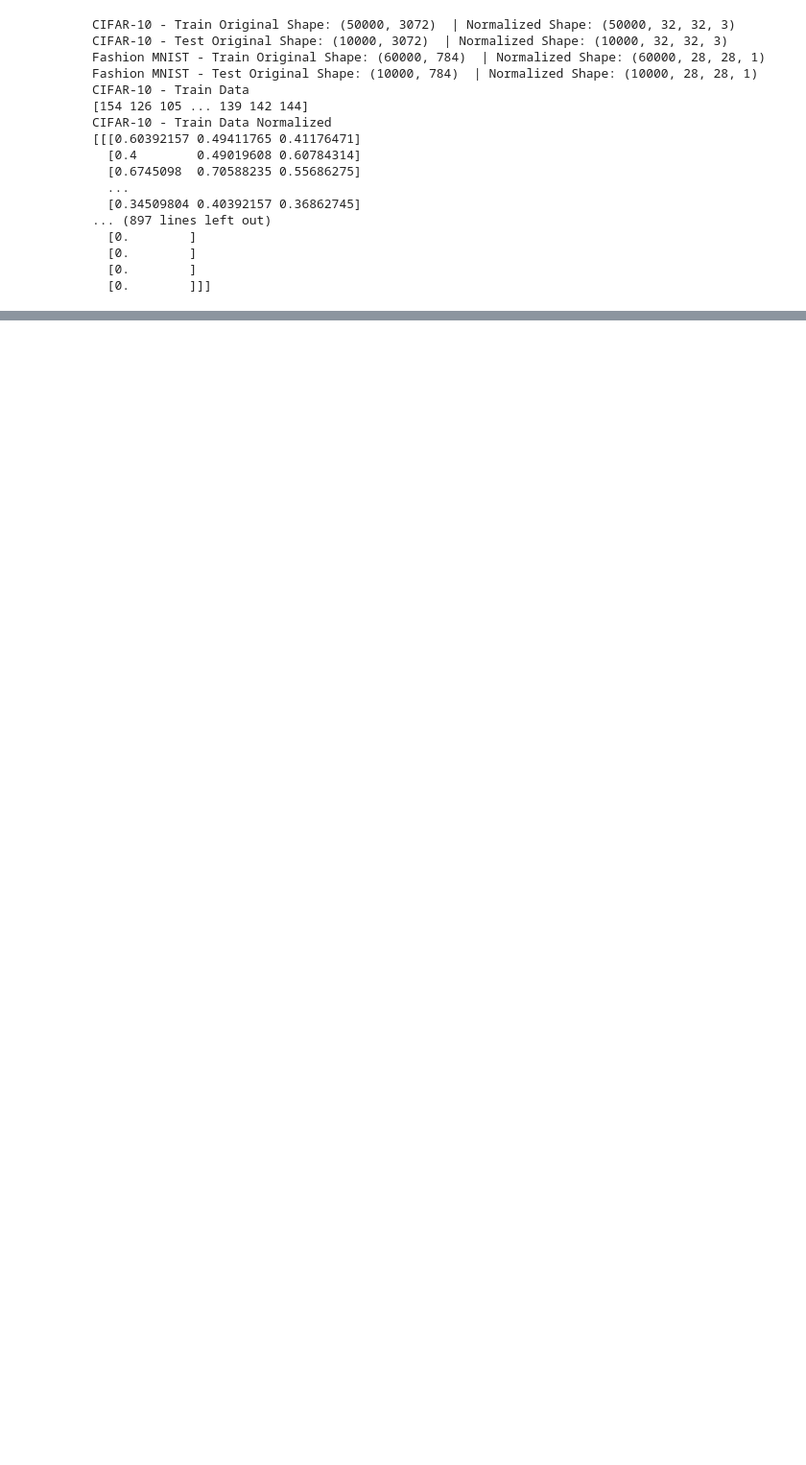
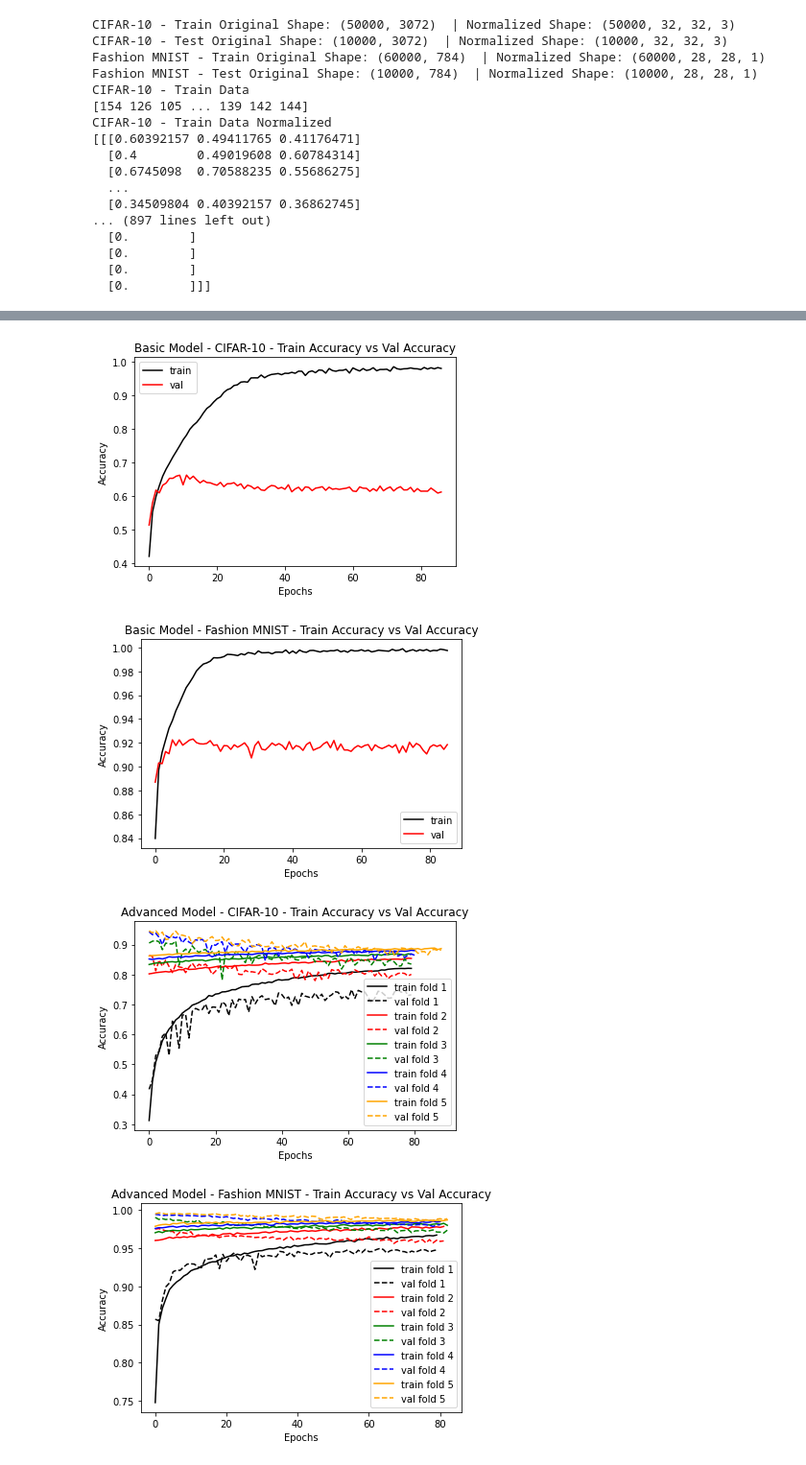
Before and after one commit to cheahpc/CML3014N-Machine-Learning-Assignment-1-Image-Classification-with-CNN, a Jupyter notebook: Main.ipynb, the cells around one changed output, grey strips where cells are left out. Shown at 96% size. Saved outputs shown, nothing was run; the diff lists cells and outputs as text; code cells hidden in the pictures; blank space fills up the shorter version.

```diff
--- a/Main.ipynb
+++ b/Main.ipynb
@@ -392,14 +422,14 @@ Model: "sequential_9"
 # ==================================================================================================== Step 4. Model Training
 # 1. Set early stopping and checkpoint
 n_folds = 5
-epochs = 10
+epochs = 100
 batch_size = 64
 model_history_cifar10_basic = []
 model_history_cifar10_advance = []
 model_history_fmnist_basic = []
 model_history_fmnist_advance = []
 
-pat = 5  # Number of epochs with no improvement after which training will be stopped
+pat = 80  # Number of epochs with no improvement after which training will be stopped
 early_stopping = tf.keras.callbacks.EarlyStopping(monitor='val_loss', patience=pat, verbose=1)
 
 # Set checkpoint
@@ -440,4 +470,10 @@ for i in range(n_folds):
     t_x, val_x, t_y, val_y = train_test_split(fmnist_train_data_normed, fmnist_train_label, test_size=0.1, random_state=np.random.randint(1, 1000, 1)[0])
     model_history_fmnist_advance.append(fit_and_evaluate(advanced_model_fmnist, fmnist_advance_cp_callback, t_x, t_y, val_x, val_y, epochs, batch_size))
     print("END ==========================================================================")
+
+# 3. Save Model
+basic_model_cifar.save("./model/cifar10_basic_model.h5")
+basic_model_fmnist.save("./model/fmnist_basic_model.h5")
+advanced_model_cifar.save("./model/cifar10_advance_model.h5")
+advanced_model_fmnist.save("./model/fmnist_advance_model.h5")
 # %% [output]
@@ -508,30 +550,47 @@ END ==========================================================================
 # 1.1 Basic Model
 color = ["black", "red", "green", "blue", "orange"]
 # CIFAR-10
 plt.title("Basic Model - CIFAR-10 - Train Accuracy vs Val Accuracy")
 plt.plot(model_history_cifar10_basic[0].history['accuracy'], label='train', color=color[0])
 plt.plot(model_history_cifar10_basic[0].history['val_accuracy'], label='val', color=color[1])
+plt.xlabel("Epochs")
+plt.ylabel("Accuracy")
 plt.legend()
+plt.savefig("./figures/2 basic_model_cifar10_accuracy.jpg", dpi=600)
 plt.show()
 # Fashion MNIST
 plt.title("Basic Model - Fashion MNIST - Train Accuracy vs Val Accuracy")
 plt.plot(model_history_fmnist_basic[0].history['accuracy'], label='train', color=color[0])
 plt.plot(model_history_fmnist_basic[0].history['val_accuracy'], label='val', color=color[1])
+plt.xlabel("Epochs")
+plt.ylabel("Accuracy")
 plt.legend()
+plt.savefig("./figures/2 basic_model_fmnist_accuracy.jpg", dpi=600)
 plt.show()
 
 # 1.2 Advanced Model
 # CIFAR-10
 plt.title("Advanced Model - CIFAR-10 - Train Accuracy vs Val Accuracy")
 for i in range(n_folds):
     plt.plot(model_history_cifar10_advance[i].history['accuracy'], label='train fold ' + str(i + 1), color=color[i])
     plt.plot(model_history_cifar10_advance[i].history['val_accuracy'], label='val fold ' + str(i + 1), color=color[i], linestyle="dashed")
+plt.xlabel("Epochs")
+plt.ylabel("Accuracy")
 plt.legend()
+plt.savefig("./figures/2 advanced_model_cifar10_accuracy.jpg", dpi=600)
 plt.show()
 # Fashion MNIST
 plt.title("Advanced Model - Fashion MNIST - Train Accuracy vs Val Accuracy")
 for i in range(n_folds):
     plt.plot(model_history_fmnist_advance[i].history['accuracy'], label='train fold ' + str(i + 1), color=color[i])
     plt.plot(model_history_fmnist_advance[i].history['val_accuracy'], label='val fold ' + str(i + 1), color=color[i], linestyle="dashed")
+plt.xlabel("Epochs")
+plt.ylabel("Accuracy")
 plt.legend()
+plt.savefig("./figures/2 advanced_model_fmnist_accuracy.jpg", dpi=600)
 plt.show()
+# %% [output]
+[figure, added]
+[figure, added]
+[figure, added]
+[figure, added]
```
Also changed, not shown: parts of 7 cells of this notebook, 24 other files.
